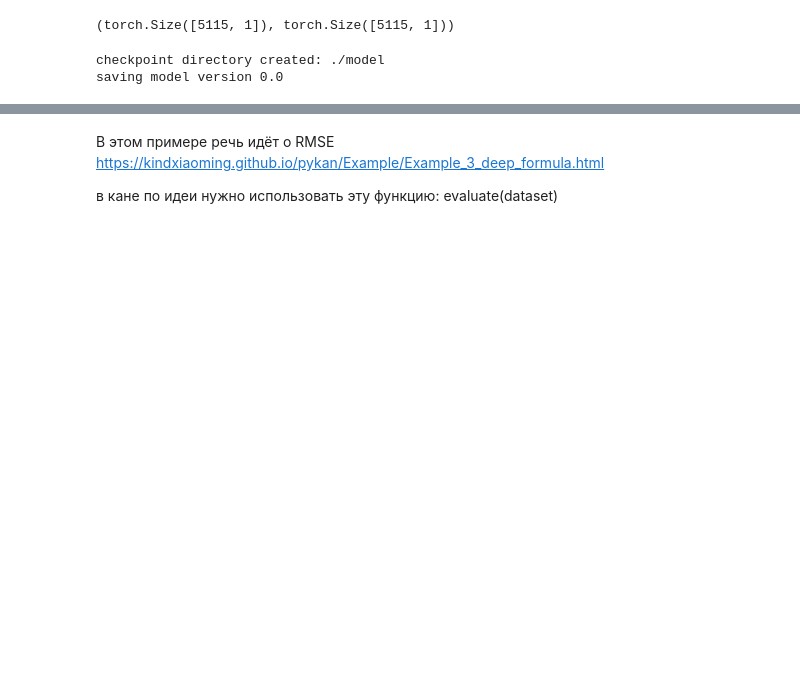
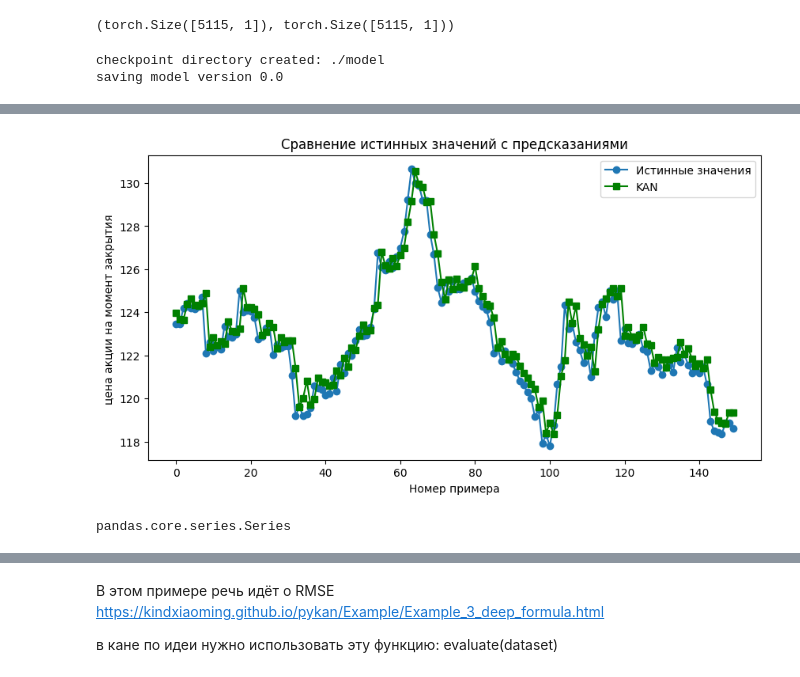
Before and after one commit to CHURA2049/KanNootebook, a Jupyter notebook: MetricsKANTest.ipynb, the cells around one changed output, grey strips where cells are left out. Drawn from its saved outputs; the diff is of its cells as text; code cells hidden in the pictures; blank space fills up the shorter version.

```diff
--- a/MetricsKANTest.ipynb
+++ b/MetricsKANTest.ipynb
@@ -124,0 +155,18 @@ plt.show()
+# %%
+import matplotlib.pyplot as plt
+
+plt.figure(figsize=(10, 5))
+plt.plot(y_test.reset_index(drop=True)[:150], label='Истинные значения', marker='o')
+plt.plot(kan_predictions[:150], 'g', label='KAN', marker='s')
+plt.title('Сравнение истинных значений с предсказаниями')
+plt.xlabel('Номер примера')
+plt.ylabel('цена акции на момент закрытия ')
+plt.legend()
+plt.show()
+# %% [output]
+[figure, added]
+# %%
+type(kan_predictions)
+type ( y_test)
+# %% [output]
+pandas.core.series.Series
```
Also changed, not shown: parts of 12 cells of this notebook.
